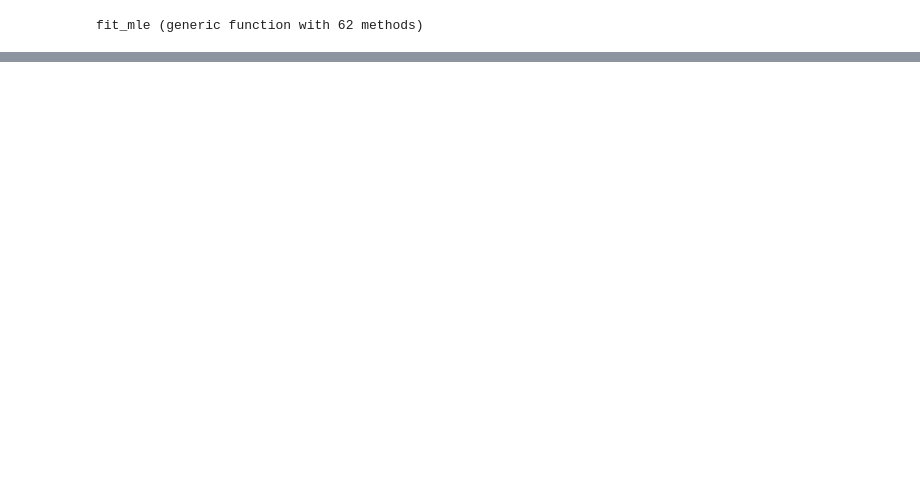
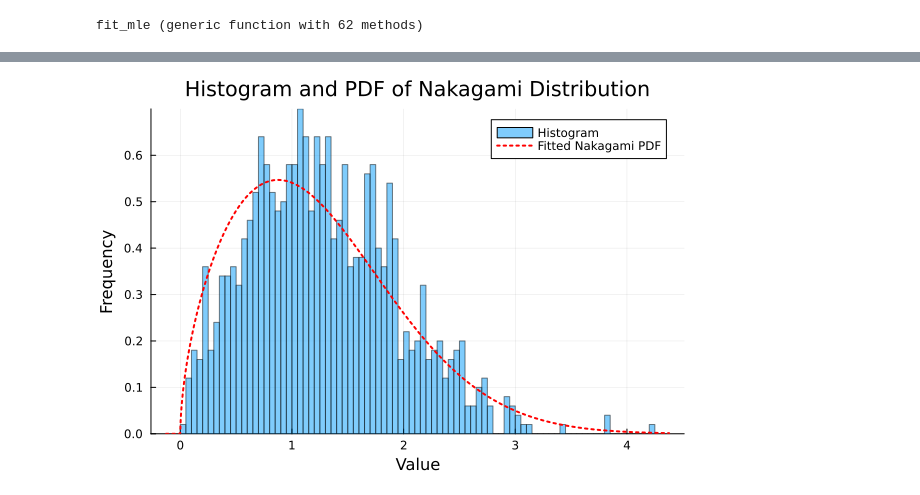
Before and after one commit to setrar/RADIO, a Jupyter notebook: Assignements/2/Nakagami.ipynb, the cells around one changed output, grey strips where cells are left out. Cells and saved outputs as stored; diff of their text form; code cells hidden in the pictures; blank space fills up the shorter version.

```diff
--- a/Assignements/2/Nakagami.ipynb
+++ b/Assignements/2/Nakagami.ipynb
@@ -44,0 +45,22 @@ plot!(x, pdf_nakagami, label="Nakagami PDF", linewidth=2, linestyle=:dot)
+# %%
+# Generate Nakagami-distributed data
+μ = 1.0  # Shape parameter
+ω = 2.0  # Spread parameter
+nakagami_dist = Nakagami(μ, ω)
+data = rand(nakagami_dist, 1000)
+
+# Plot the histogram of the data
+histogram(data, bins=100, label="Histogram", xlabel="Value", ylabel="Frequency", title="Histogram and PDF of Nakagami Distribution", alpha=0.5, normalize=true)
+
+# Overlay the fitted PDF
+x = range(0, maximum(data), length=1000)
+
+# Fit Nakagami distribution to the data
+nakagami_fit = fit(Nakagami, data)
+plot!(x -> pdf(nakagami_fit, x)
+    , label="Fitted Nakagami PDF"
+    , linewidth=2, linestyle=:dot
+    , color=:red
+)
+# %% [output]
+[figure, added]
```
Also changed, not shown: parts of 1 cell of this notebook, 1 other file.
